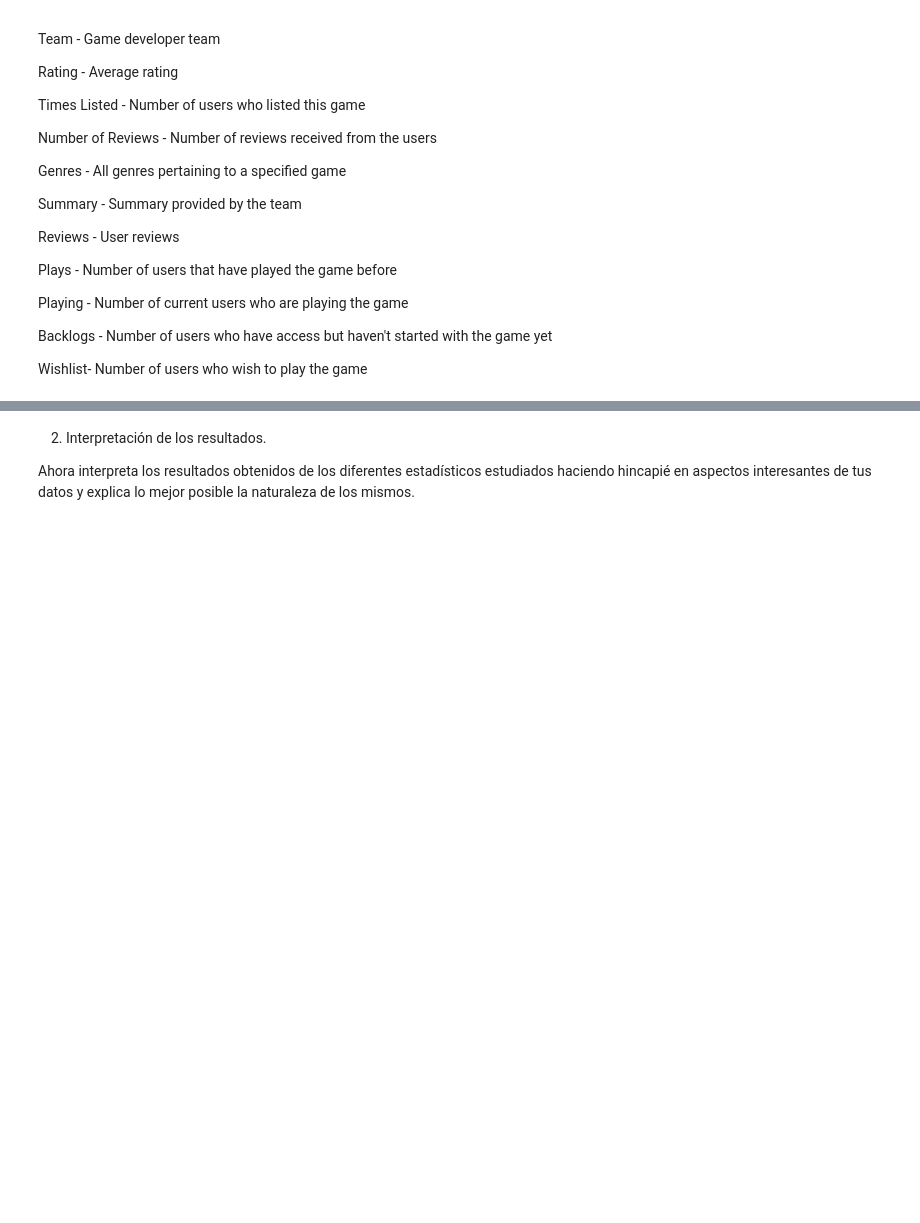
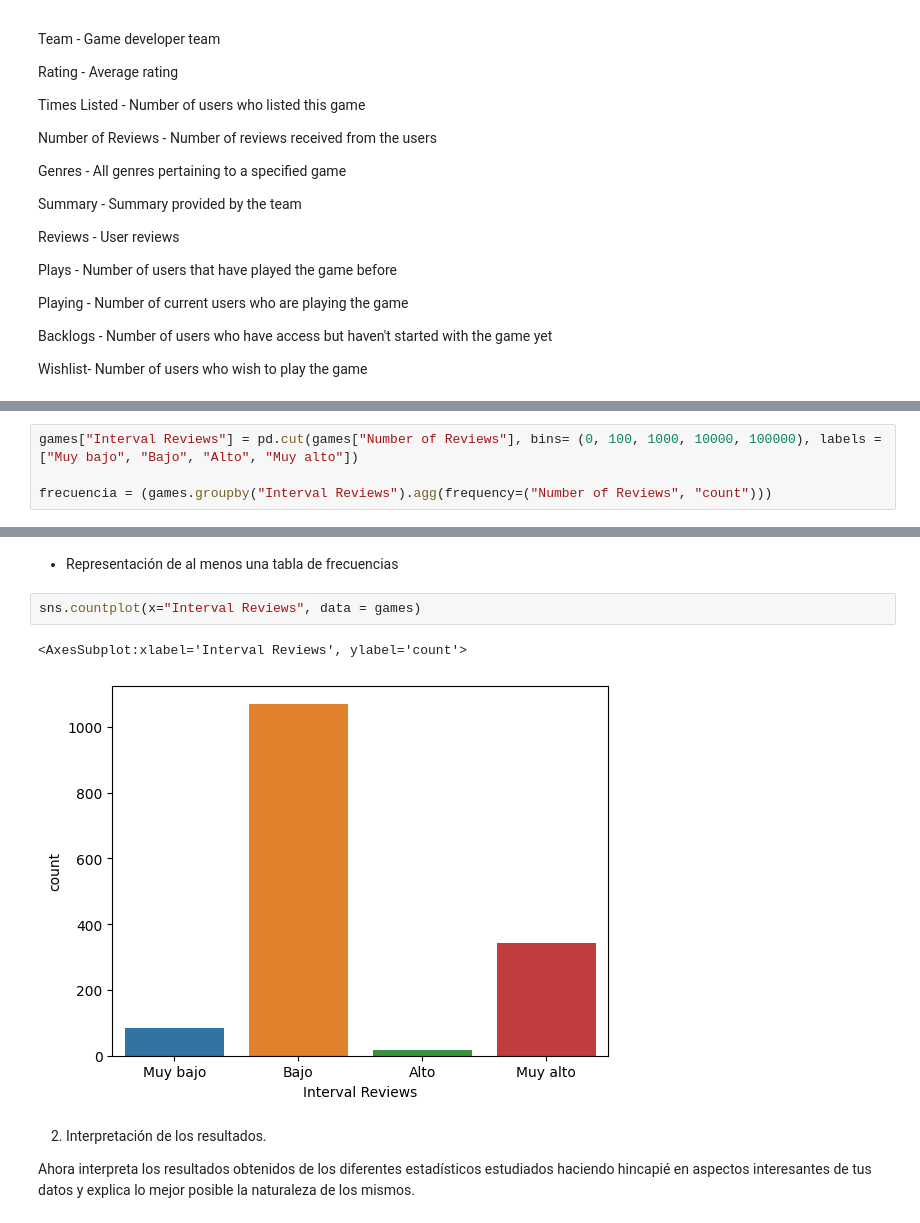
Before and after one commit to Adalab/promo-d-da-modulo2-sprint1-cristina-lidya, a Jupyter notebook: estadistica/estadistica-leccion2-cuartiles.ipynb, the cells around one changed output, grey strips where cells are left out. Cells and saved outputs as stored; diff of their text form; blank space fills up the shorter version.

```diff
--- a/estadistica/estadistica-leccion2-cuartiles.ipynb
+++ b/estadistica/estadistica-leccion2-cuartiles.ipynb
@@ -54,0 +223,4 @@ Utilizando métodos de pandas: media, mediana, moda, máximo y mínimo
+# %%
+games["Interval Reviews"] = pd.cut(games["Number of Reviews"], bins= (0, 100, 1000, 10000, 100000), labels = ["Muy bajo", "Bajo", "Alto", "Muy alto"])
+
+frecuencia = (games.groupby("Interval Reviews").agg(frequency=("Number of Reviews", "count")))
@@ -55,3 +237,10 @@ Utilizando métodos de pandas: media, mediana, moda, máximo y mínimo
+# %% [markdown]
+- Representación de al menos una tabla de frecuencias
+# %%
+sns.countplot(x="Interval Reviews", data = games)
+# %% [output]
+<AxesSubplot:xlabel='Interval Reviews', ylabel='count'>
+[figure, added]
 # %% [markdown]
 2. Interpretación de los resultados.
 
```
Also changed, not shown: parts of 25 cells of this notebook, 1 other file.
